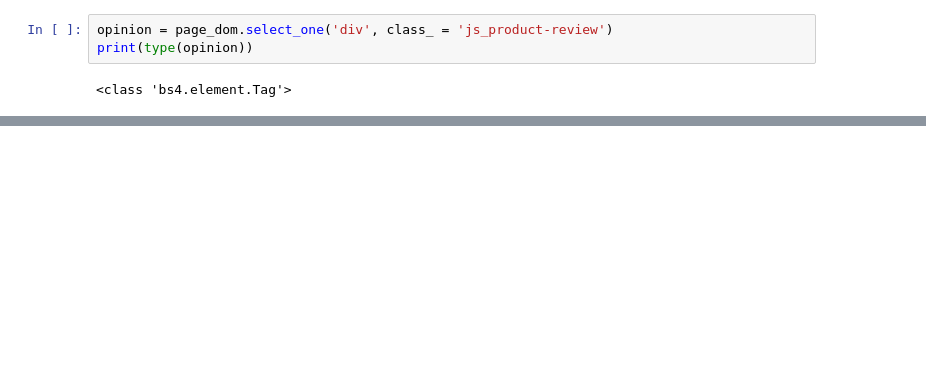
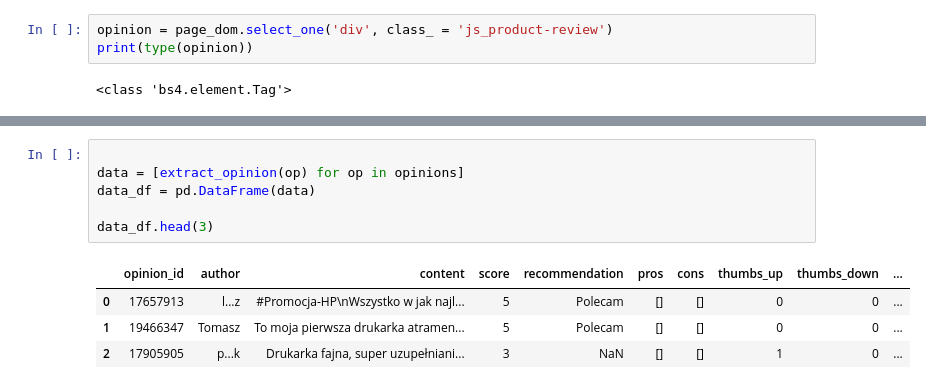
Before and after one commit to kacperskora/web_scraper, a Jupyter notebook: ceneo_scraper.ipynb, the cells around one changed output, grey strips where cells are left out. Saved outputs shown, nothing was run; the diff lists cells and outputs as text; blank space fills up the shorter version.

```diff
--- a/ceneo_scraper.ipynb
+++ b/ceneo_scraper.ipynb
@@ -68,0 +143,11 @@ print(type(opinion))
+# %%
+
+data = [extract_opinion(op) for op in opinions]
+data_df = pd.DataFrame(data)
+
+data_df.head(3)
+# %% [output]
+|  | opinion_id | author | content | score | recommendation | pros | cons | thumbs_up | thumbs_down | ... |
+| 0 | 17657913 | l...z | #Promocja-HP\nWszystko w jak najl... | 5 | Polecam | [] | [] | 0 | 0 | ... |
+| 1 | 19466347 | Tomasz | To moja pierwsza drukarka atramen... | 5 | Polecam | [] | [] | 0 | 0 | ... |
+| 2 | 17905905 | p...k | Drukarka fajna, super uzupełniani... | 3 | NaN | [] | [] | 1 | 0 | ... |
```
Also changed, not shown: parts of 5 cells of this notebook.
